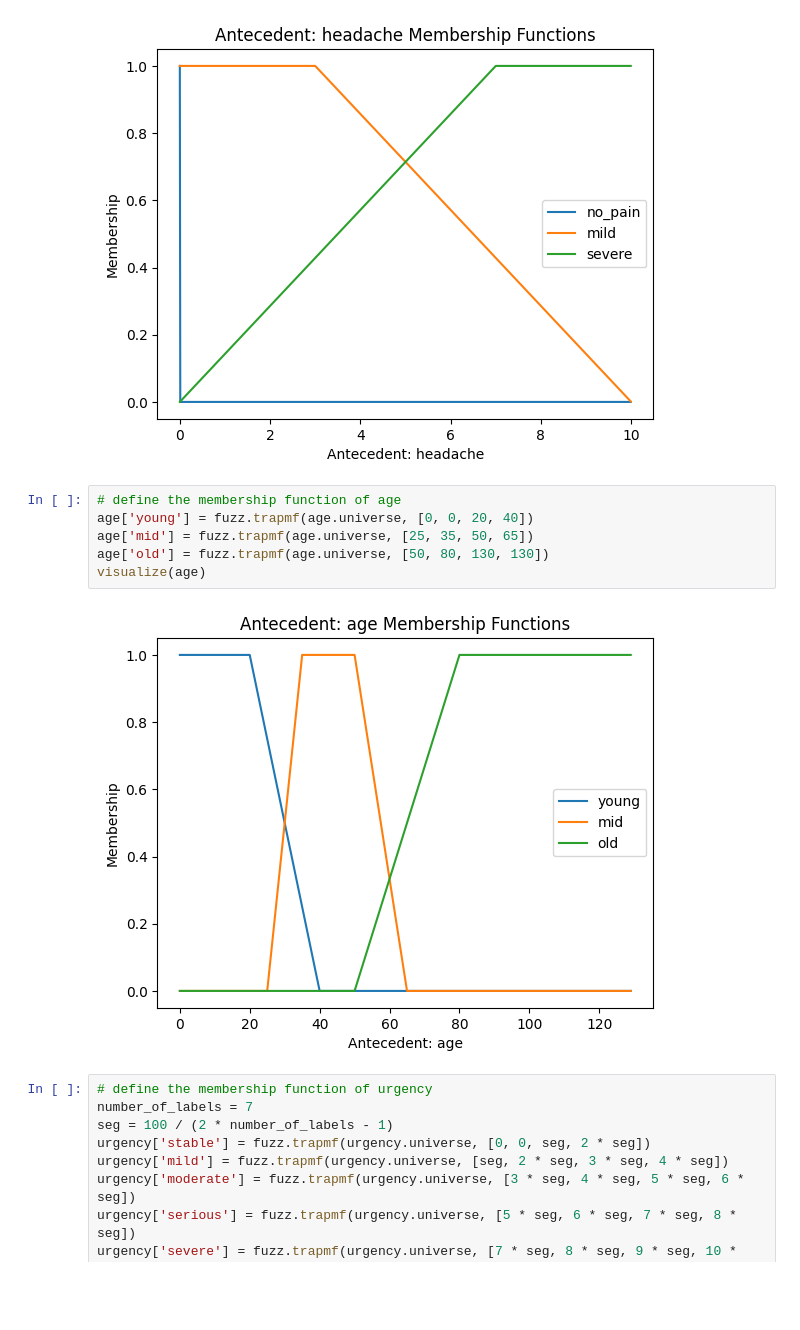
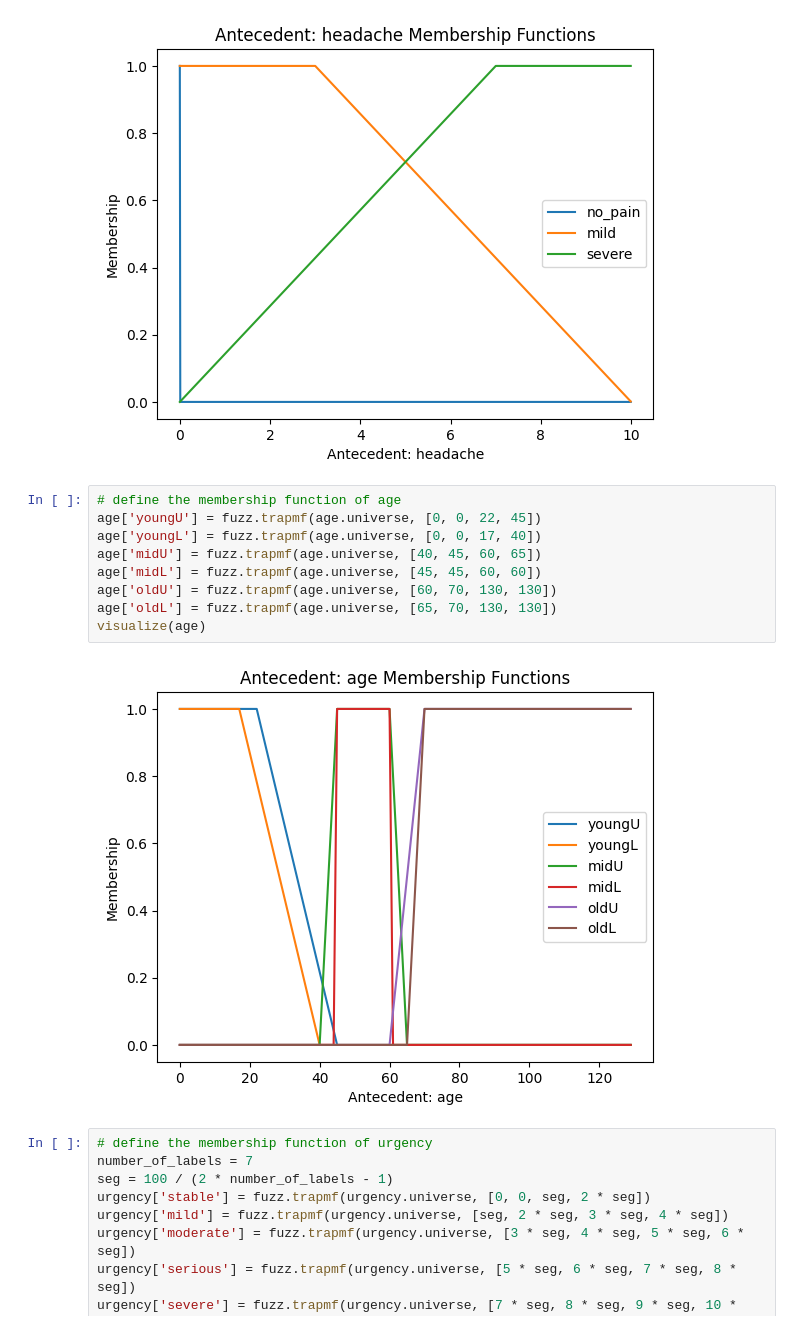
Before and after one commit to AidanZhong/fuzzySystem, a Jupyter notebook: case1.ipynb, the cells around one changed output. Cells and saved outputs as stored; diff of their text form; blank space fills up the shorter version.

```diff
--- a/case1.ipynb
+++ b/case1.ipynb
@@ -66,12 +66,15 @@ visualize(headache)
 [figure]
 # %%
 # define the membership function of age
-age['young'] = fuzz.trapmf(age.universe, [0, 0, 20, 40])
-age['mid'] = fuzz.trapmf(age.universe, [25, 35, 50, 65])
-age['old'] = fuzz.trapmf(age.universe, [50, 80, 130, 130])
+age['youngU'] = fuzz.trapmf(age.universe, [0, 0, 22, 45])
+age['youngL'] = fuzz.trapmf(age.universe, [0, 0, 17, 40])
+age['midU'] = fuzz.trapmf(age.universe, [40, 45, 60, 65])
+age['midL'] = fuzz.trapmf(age.universe, [45, 45, 60, 60])
+age['oldU'] = fuzz.trapmf(age.universe, [60, 70, 130, 130])
+age['oldL'] = fuzz.trapmf(age.universe, [65, 70, 130, 130])
 visualize(age)
 # %% [output]
-[figure, old version]
+[figure, new version]
 # %%
 # define the membership function of urgency
 number_of_labels = 7
```
Also changed, not shown: parts of 2 cells of this notebook, 1 other file.
